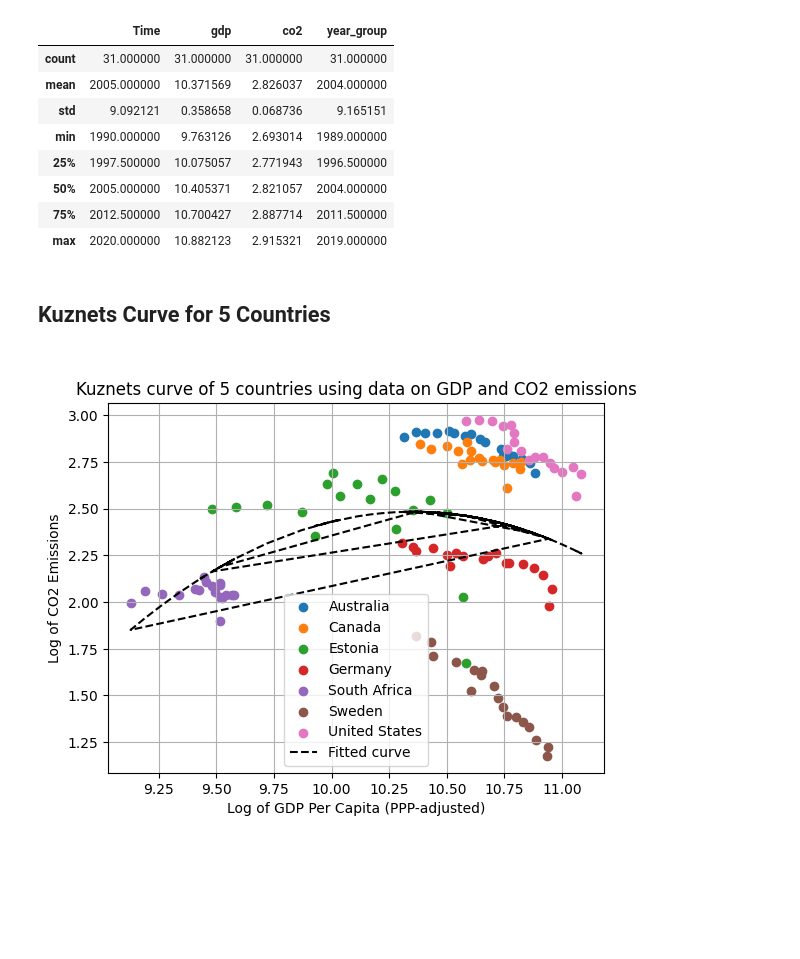
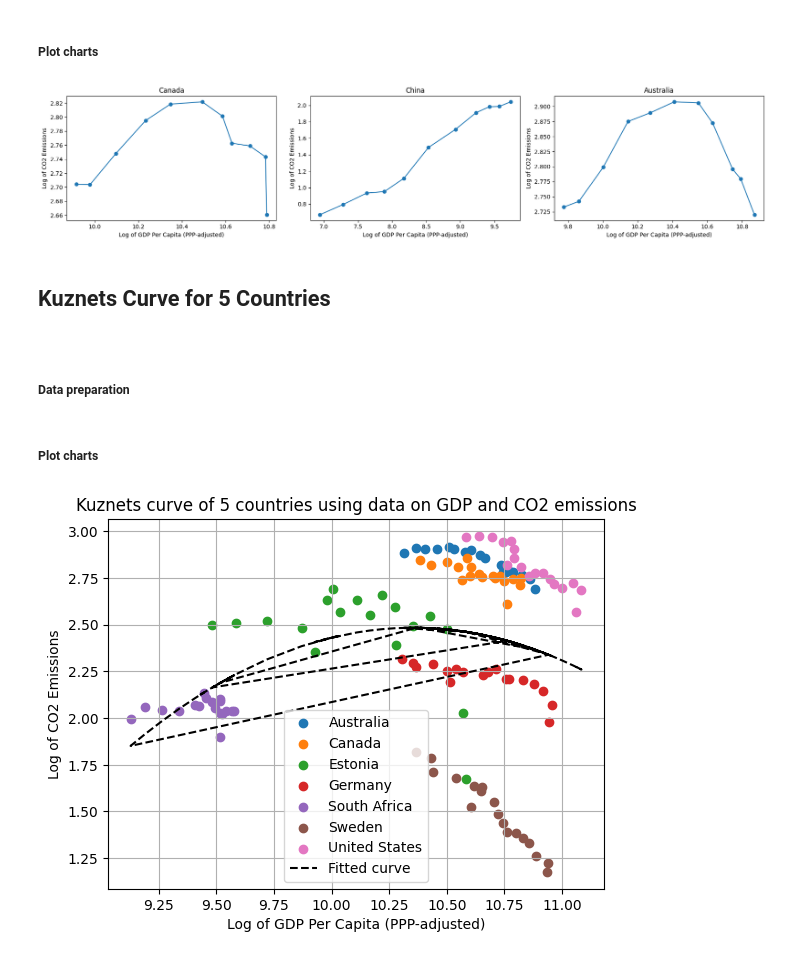
Before and after one commit to franklinchuks/Culture_ESG_EKC_THESIS, a Jupyter notebook: kuznets.ipynb, the cells around one changed output. Drawn from its saved outputs; the diff is of its cells as text; code cells hidden in the pictures; blank space fills up the shorter version.

```diff
--- a/kuznets.ipynb
+++ b/kuznets.ipynb
@@ -38,14 +33,33 @@ plt.show()
-# %%
-df.describe()
-# %% [output]
-|  | Time | gdp | co2 | year_group |
-| count | 31.000000 | 31.000000 | 31.000000 | 31.000000 |
-| mean | 2005.000000 | 10.371569 | 2.826037 | 2004.000000 |
-| std | 9.092121 | 0.358658 | 0.068736 | 9.165151 |
-| min | 1990.000000 | 9.763126 | 2.693014 | 1989.000000 |
-| 25% | 1997.500000 | 10.075057 | 2.771943 | 1996.500000 |
-| 50% | 2005.000000 | 10.405371 | 2.821057 | 2004.000000 |
-| 75% | 2012.500000 | 10.700427 | 2.887714 | 2011.500000 |
-| max | 2020.000000 | 10.882123 | 2.915321 | 2019.000000 |
+# %% [markdown]
+<h5>Plot charts
+# %%
+def scatter_plot(df, country_name):
+    plt.scatter(df['gdp'], df['co2'])
+    plt.plot(df['gdp'], df['co2'])
+    plt.xlabel('Log of GDP Per Capita (PPP-adjusted)')
+    plt.ylabel('Log of CO2 Emissions')
+    plt.title(country_name)
+
+# Create subplots
+plt.figure(figsize=(18, 4))
+
+# Plot for Canada
+plt.subplot(1, 3, 1)
+scatter_plot(can_avr, 'Canada')
+
+# Plot for China
+plt.subplot(1, 3, 2)
+scatter_plot(chi_avr, 'China')
+
+# Plot for Australia (Assuming aus_avr is defined somewhere in your code)
+plt.subplot(1, 3, 3)
+scatter_plot(aus_avr, 'Australia')
+
+plt.tight_layout()
+plt.show()
+# %% [output]
+[figure, added]
 # %% [markdown]
 <h2>Kuznets Curve for 5 Countries<h2>
+# %% [markdown]
+<h5>Data preparation
@@ -52 +79,3 @@ df.describe()
+# %% [markdown]
+<h5>Plot charts
 # %%
```
Also changed, not shown: parts of 6 cells of this notebook.
